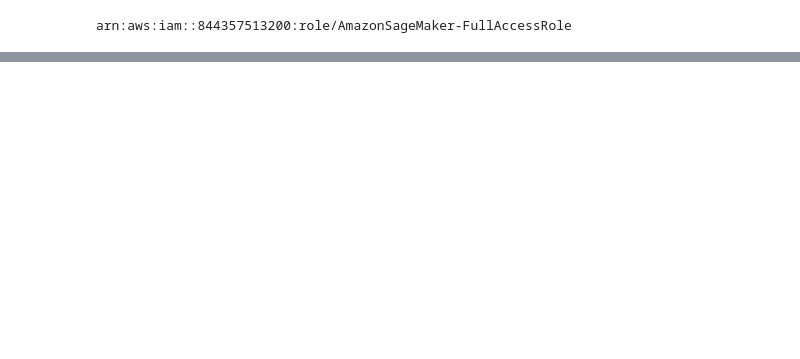
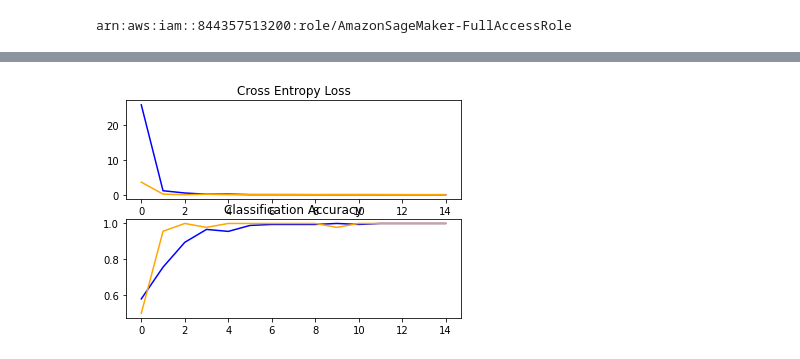
Before and after one commit to nzmichaelwu/MA5852, a Jupyter notebook: A3/A3.ipynb, the cells around one changed output, grey strips where cells are left out. Drawn from its saved outputs; the diff is of its cells as text; code cells hidden in the pictures; blank space fills up the shorter version.

```diff
--- a/A3/A3.ipynb
+++ b/A3/A3.ipynb
@@ -130,0 +80,4 @@ X_train
+# %%
+# load image data
+X_train, y_train = load_image_from_folder(input_data_train_path, 28, 28)
+X_test, y_test = load_image_from_folder(input_data_test_path, 28, 28)
@@ -130,0 +537,62 @@ X_train
+# %%
+# plot diagnostic learning curves
+def summarize_diagnostics(history):
+	# plot loss
+	pyplot.subplot(211)
+	pyplot.title('Cross Entropy Loss')
+	pyplot.plot(history.history['loss'], color='blue', label='train')
+	pyplot.plot(history.history['val_loss'], color='orange', label='test')
+	# plot accuracy
+	pyplot.subplot(212)
+	pyplot.title('Classification Accuracy')
+	pyplot.plot(history.history['acc'], color='blue', label='train')
+	pyplot.plot(history.history['val_acc'], color='orange', label='test')
+	# save plot to file
+	filename = sys.argv[0].split('/')[-1]
+	pyplot.savefig(filename + '_plot.png')
+# %%
+# training
+model = define_model()
+
+# create data generator
+datagen = ImageDataGenerator(
+    featurewise_center=False,  # set input mean to 0 over the dataset
+    samplewise_center=False,  # set each sample mean to 0
+    featurewise_std_normalization=False,  # divide inputs by std of the dataset
+    samplewise_std_normalization=False,  # divide each input by its std
+    zca_whitening=False,  # apply ZCA whitening
+    rotation_range=20,  # randomly rotate images in the range (degrees, 0 to 180)
+    zoom_range = 0.1, # Randomly zoom image
+    width_shift_range=0.1,
+    height_shift_range=0.1,
+    horizontal_flip=False,
+    vertical_flip=False
+)
+
+# prepare iterator
+train_gen = datagen.flow_from_directory('data_transfer_learning/train/', class_mode='binary', target_size=(224, 224))
+test_gen = datagen.flow_from_directory('data_transfer_learning/test/', class_mode='binary', target_size=(224, 224))
+
+# early stopping
+es = tf.keras.callbacks.EarlyStopping(monitor='acc', mode='max', patience=5, verbose=1)
+
+with tf.compat.v1.Session() as sess:
+        sess.run(tf.compat.v1.local_variables_initializer())
+
+# fit model
+history = model.fit(train_gen,
+                    steps_per_epoch=len(train_gen),
+                    validation_data=test_gen,
+                    validation_steps=len(test_gen),
+                    epochs=30,
+                    verbose=1,
+                    callbacks=[es]
+                   )
+
+# evaluate model
+score = model.evaluate(test_gen, steps=len(test_gen), verbose=0)
+print(f'Test set accuracy from Transfer Learning with VGG16 is: {score[1]}')
+
+# learning curves
+summarize_diagnostics(history)
+# %% [output]
@@ -130,0 +616 @@ X_train
+[figure, added]
```
Also changed, not shown: parts of 28 cells of this notebook, 2 other files.
